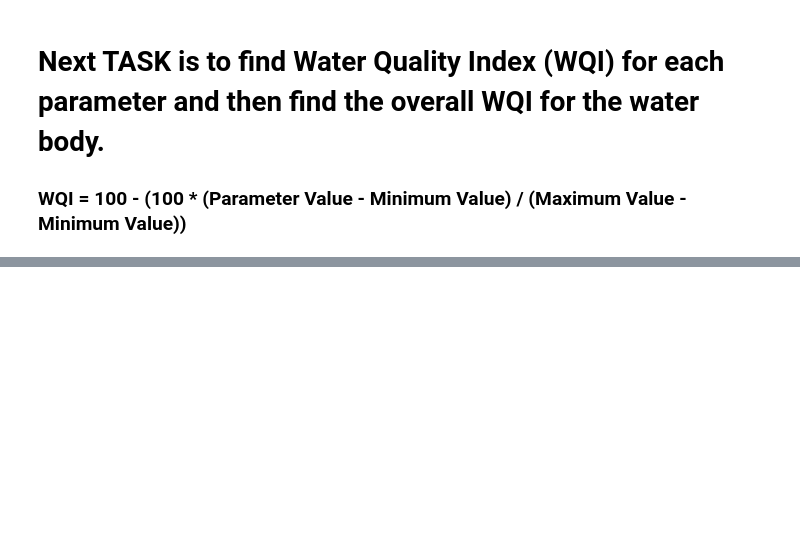
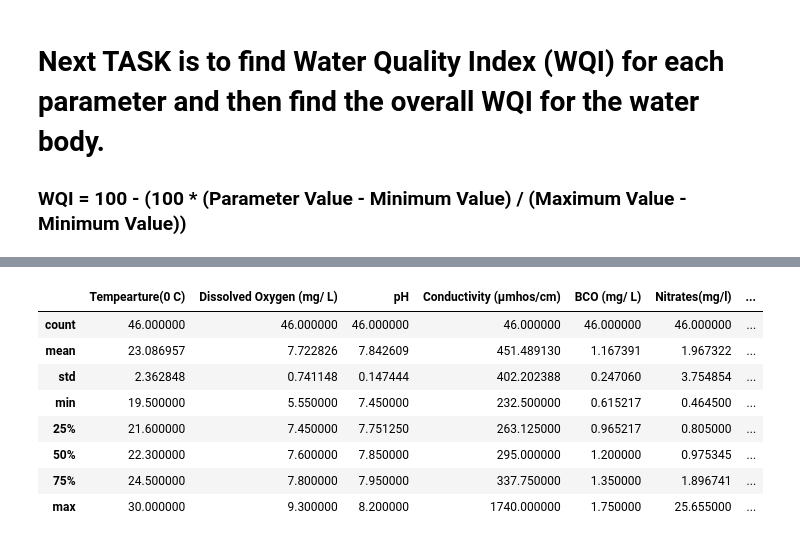
Before and after one commit to TheNobody-12/Data-Minining-Project-2022, a Jupyter notebook: Water quality/NoteBook1.ipynb, the cells around one changed output, grey strips where cells are left out. Drawn from its saved outputs; the diff is of its cells as text; code cells hidden in the pictures; blank space fills up the shorter version.

```diff
--- a/Water quality/NoteBook1.ipynb
+++ b/Water quality/NoteBook1.ipynb
@@ -182,0 +304,3 @@ data.head()
+# %%
+weights =  pd.DataFrame(weights, index=stand_values.keys(), columns=['Weights'])
+weights
@@ -182,0 +349,12 @@ data.head()
+# %%
+data.describe()
+# %% [output]
+|  | Tempearture(0 C) | Dissolved Oxygen (mg/ L) | pH | Conductivity (µmhos/cm) | BCO (mg/ L) | Nitrates(mg/l) | ... |
+| count | 46.000000 | 46.000000 | 46.000000 | 46.000000 | 46.000000 | 46.000000 | ... |
+| mean | 23.086957 | 7.722826 | 7.842609 | 451.489130 | 1.167391 | 1.967322 | ... |
+| std | 2.362848 | 0.741148 | 0.147444 | 402.202388 | 0.247060 | 3.754854 | ... |
+| min | 19.500000 | 5.550000 | 7.450000 | 232.500000 | 0.615217 | 0.464500 | ... |
+| 25% | 21.600000 | 7.450000 | 7.751250 | 263.125000 | 0.965217 | 0.805000 | ... |
+| 50% | 22.300000 | 7.600000 | 7.850000 | 295.000000 | 1.200000 | 0.975345 | ... |
+| 75% | 24.500000 | 7.800000 | 7.950000 | 337.750000 | 1.350000 | 1.896741 | ... |
+| max | 30.000000 | 9.300000 | 8.200000 | 1740.000000 | 1.750000 | 25.655000 | ... |
```
Also changed, not shown: parts of 37 cells of this notebook, 7 other files.
